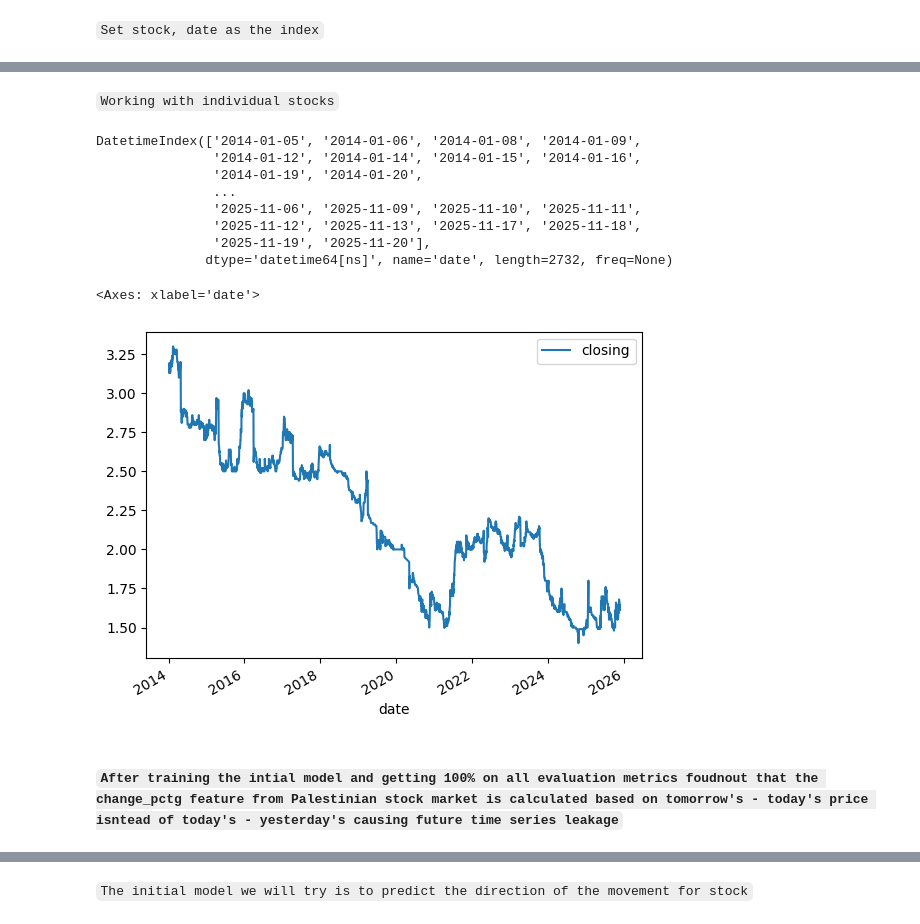
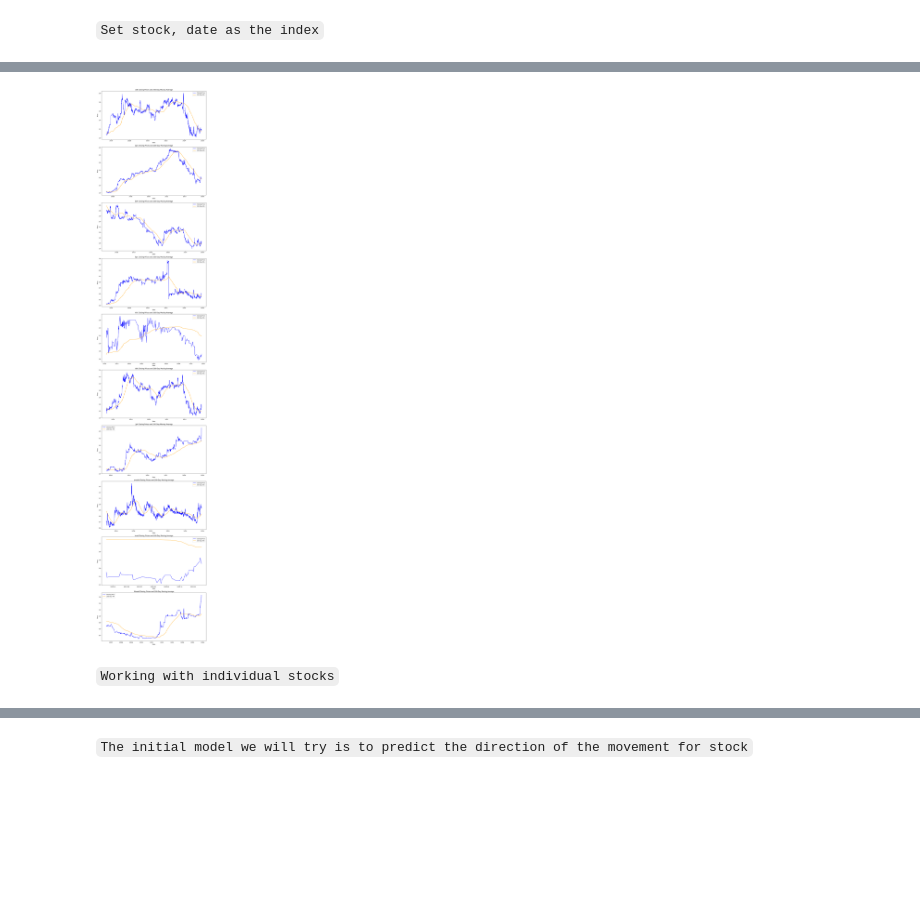
Before and after one commit to Mohammad-Nabulsi/Palestinian-Stock-Market-Predictor, a Jupyter notebook: base.ipynb, the cells around one changed output, grey strips where cells are left out. Cells and saved outputs as stored; diff of their text form; code cells hidden in the pictures; blank space fills up the shorter version.

```diff
--- a/base.ipynb
+++ b/base.ipynb
@@ -146,2 +131,0 @@ from create_features import create_time_since_last_trade
-# %%
-df = create_time_since_last_trade(df)
@@ -204,3 +154,3 @@ dtype: object
 # %%
-df['value'] = df['value'].str.replace(',', '').astype(float)
-df['volume'] = df['volume'].str.replace(',', '').astype(float)
+df = numerize_value_and_volume(df)
+df[['value','volume']].dtypes
@@ -243,0 +196,2 @@ Index(['AIB', 'BoP', 'GUI', 'Isbk', 'Wassel', 'apic', 'bpc', 'jph', 'oreedo',
+# %%
+df = df.groupby(df.index, group_keys=False).apply(lambda g: fix_stock_change_pctg_leakge(g, g.index[0]))
@@ -244,2 +206,9 @@ Index(['AIB', 'BoP', 'GUI', 'Isbk', 'Wassel', 'apic', 'bpc', 'jph', 'oreedo',
+# %%
+import visualize
+importlib.reload(visualize)
+from visualize import plot_stocks_closing_200MA
+plot_stocks_closing_200MA(df)
+# %% [output]
+[figure, added]
 # %% [markdown]
 `Working with individual stocks`
@@ -249,18 +214,0 @@ bop.set_index('date', inplace=True)
-# %%
-bop.index
-# %% [output]
-DatetimeIndex(['2014-01-05', '2014-01-06', '2014-01-08', '2014-01-09',
-               '2014-01-12', '2014-01-14', '2014-01-15', '2014-01-16',
-               '2014-01-19', '2014-01-20',
-               ...
-               '2025-11-06', '2025-11-09', '2025-11-10', '2025-11-11',
-               '2025-11-12', '2025-11-13', '2025-11-17', '2025-11-18',
-               '2025-11-19', '2025-11-20'],
-              dtype='datetime64[ns]', name='date', length=2732, freq=None)
-# %%
-bop.plot.line(y='closing', use_index=True)
-# %% [output]
-<Axes: xlabel='date'>
-[figure, removed]
-# %% [markdown]
-##### `After training the intial model and getting 100% on all evaluation metrics foudnout that the change_pctg feature from Palestinian stock market is calculated based on tomorrow's - today's price isntead of today's - yesterday's causing future time series leakage`
```
Also changed, not shown: parts of 114 cells of this notebook, 7 other files.
